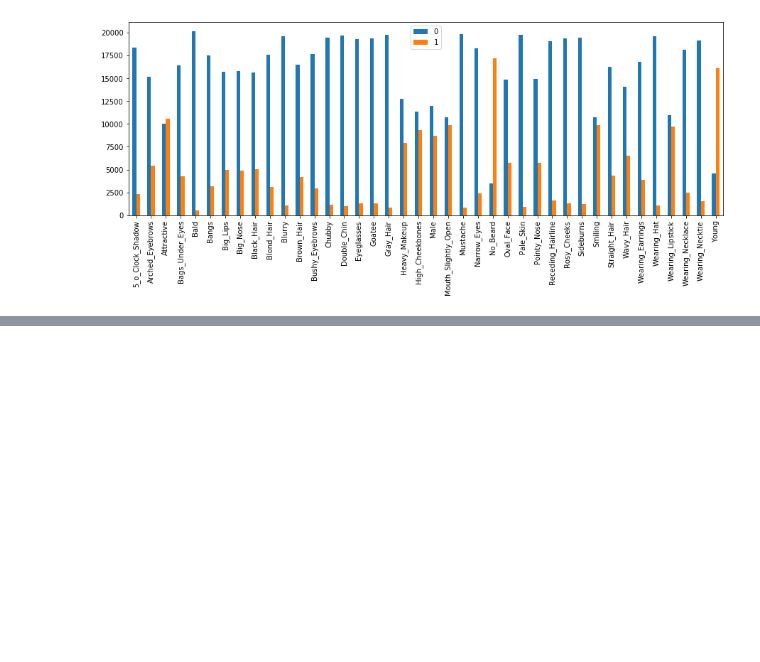
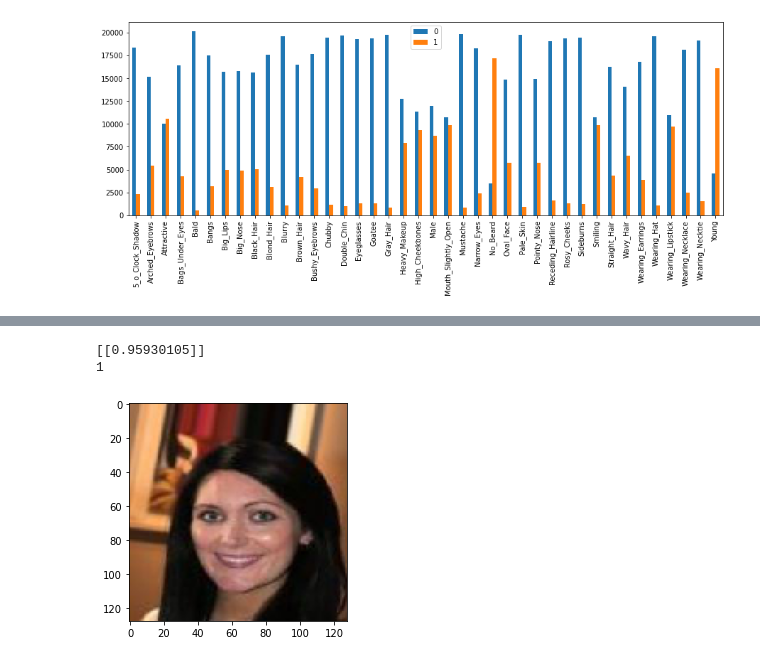
Before and after one commit to brookekelseyryan/DeepRecognition, a Jupyter notebook: CS274_Project.ipynb, the cells around one changed output, grey strips where cells are left out. Drawn from its saved outputs; the diff is of its cells as text; code cells hidden in the pictures; blank space fills up the shorter version.

Commit message:
Added transfer learning

```diff
--- a/CS274_Project.ipynb
+++ b/CS274_Project.ipynb
@@ -371,0 +398,5 @@ plt.show()
+# %%
+x_data = x_shuffled
+y_data = y_shuffled
+# %%
+x_train, x_test, y_train, y_test = train_test_split(x_data, y_data.Black_Hair, test_size=0.2, random_state = 1)
@@ -471,0 +465,13 @@ def create_transfer_model_2():
+# %%
+# load model without classifier layers
+model = ResNet50(weights='imagenet', include_top=False, input_shape=(128, 128, 3))
+
+# add new classifier layers
+flat1 = keras.layers.Flatten()(model.layers[-1].output)
+X = keras.layers.Dense(1024, activation='relu')(flat1)
+output = keras.layers.Dense(1, activation='sigmoid')(X)
+# define new model
+model = keras.models.Model(inputs=model.inputs, outputs=output)
+# summarize
+model.summary()
+model.compile(loss="binary_crossentropy", optimizer='adam', metrics=['accuracy'])
@@ -472,6 +496,5 @@ def create_transfer_model_2():
 # %%
-transfer_model_2 = create_transfer_model_2()
-history = transfer_model_2.fit(x_train, y_train, epochs=12)
+history = model.fit(x_train, y_train, epochs=25)
 
-#print('Model evaluation ', model.evaluate(x_test, y_test))
+print('Model evaluation ', model.evaluate(x_test, y_test))
 # %% [output]
@@ -494,0 +518,12 @@ Epoch 12/12
+# %%
+i = 3
+
+test = x_test[i].reshape(1, 128, 128, 3)
+print(model.predict(test))
+print(y_test.iloc[i])
+plt.imshow(x_test[i].astype(np.uint8))
+plt.show()
+# %% [output]
+[[0.95930105]]
+1
+[figure, added]
```
Also changed, not shown: parts of 44 cells of this notebook.
